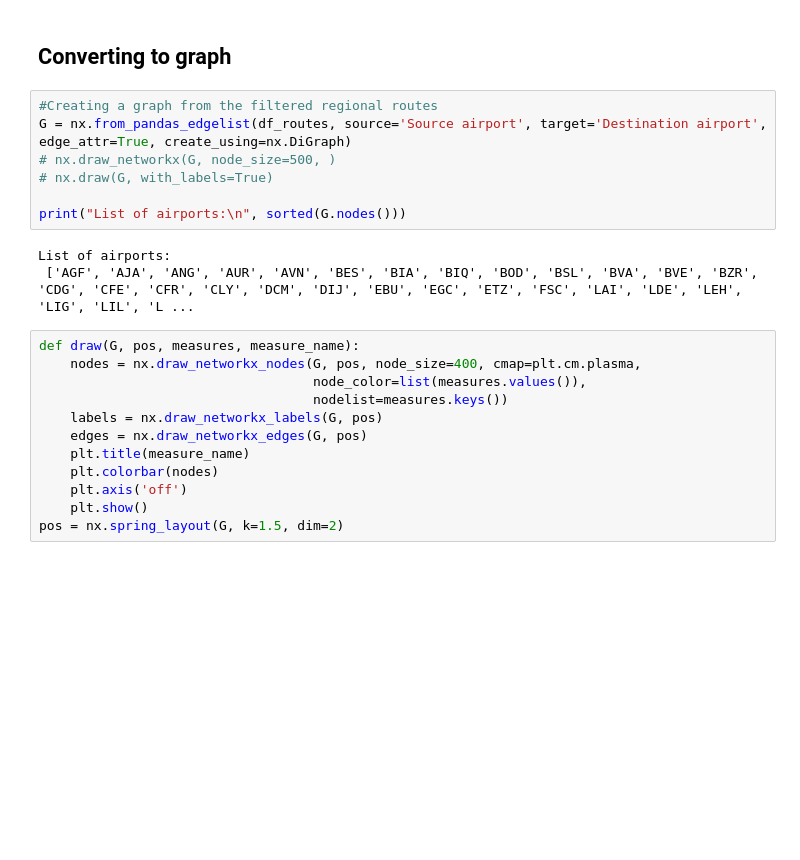
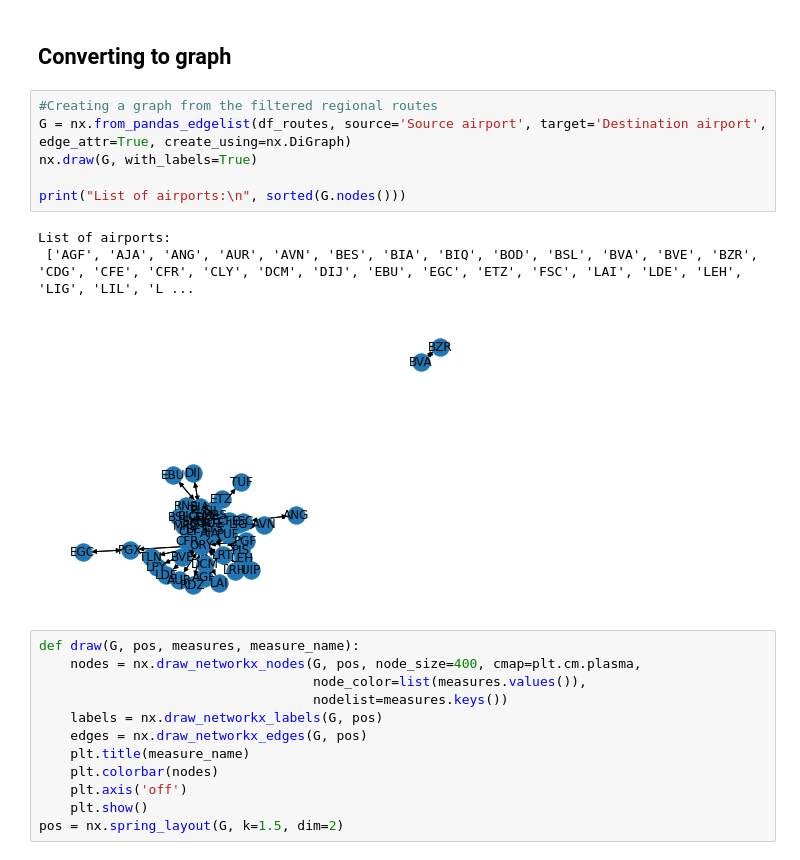
Before and after one commit to Asif-Mammadov/airports-network-analysis, a Jupyter notebook: report.ipynb, the cells around one changed output. Cells and saved outputs as stored; diff of their text form; blank space fills up the shorter version.

```diff
--- a/report.ipynb
+++ b/report.ipynb
@@ -147,13 +149,13 @@ df_routes = pd.DataFrame(data).T
 # %%
 #Creating a graph from the filtered regional routes
 G = nx.from_pandas_edgelist(df_routes, source='Source airport', target='Destination airport', edge_attr=True, create_using=nx.DiGraph)
-# nx.draw_networkx(G, node_size=500, )
-# nx.draw(G, with_labels=True)
+nx.draw(G, with_labels=True)
 
 print("List of airports:\n", sorted(G.nodes()))
 # %% [output]
 List of airports:
  ['AGF', 'AJA', 'ANG', 'AUR', 'AVN', 'BES', 'BIA', 'BIQ', 'BOD', 'BSL', 'BVA', 'BVE', 'BZR', 'CDG', 'CFE', 'CFR', 'CLY', 'DCM', 'DIJ', 'EBU', 'EGC', 'ETZ', 'FSC', 'LAI', 'LDE', 'LEH', 'LIG', 'LIL', 'L ...
+[figure, added]
 # %%
 def draw(G, pos, measures, measure_name):
     nodes = nx.draw_networkx_nodes(G, pos, node_size=400, cmap=plt.cm.plasma,
```
Also changed, not shown: parts of 32 cells of this notebook, 3 other files.
